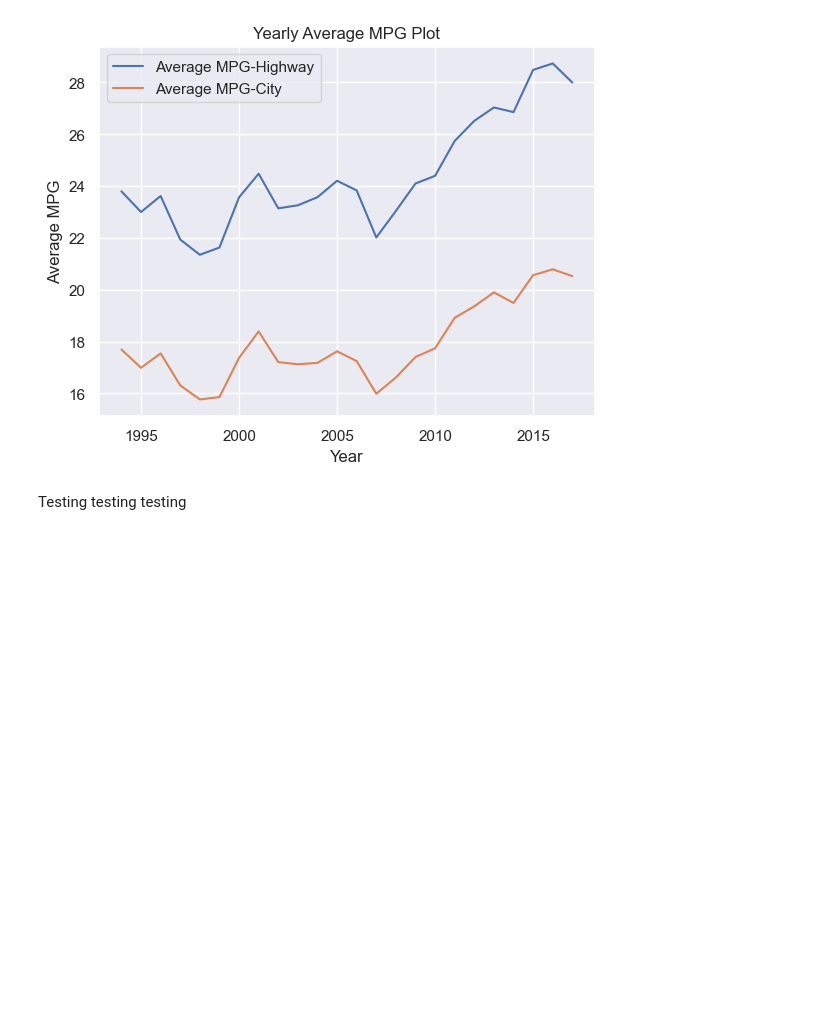
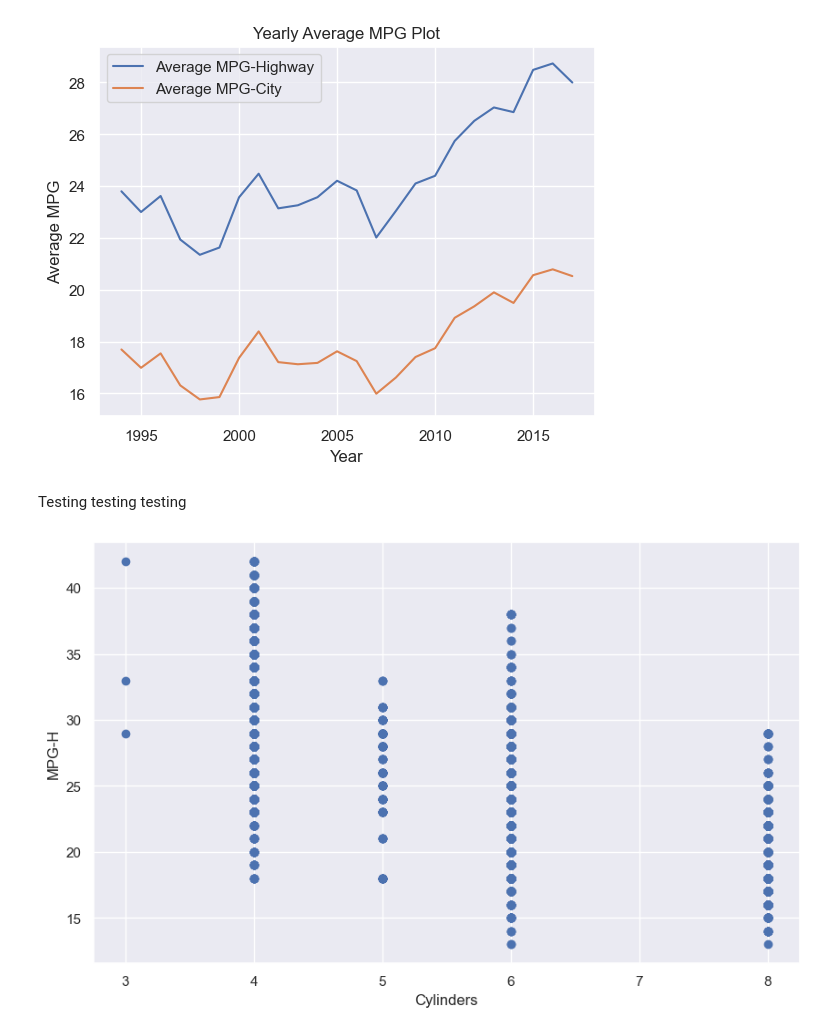
Before and after one commit to morr5926/Project-2, a Jupyter notebook: Exploratory data analysis in Python 1.ipynb, the cells around one changed output. Drawn from its saved outputs; the diff is of its cells as text; code cells hidden in the pictures; blank space fills up the shorter version.

Commit message:
Cylinder Comparisons

```diff
--- a/Exploratory data analysis in Python 1.ipynb
+++ b/Exploratory data analysis in Python 1.ipynb
@@ -6,7 +6,7 @@ import matplotlib.pyplot as plt   #visualize
 %matplotlib inline
 sns.set(color_codes=True)
 # %%
-df = pd.read_csv(r"C:\Users\petem16\Python\data.csv\data.csv")
+df = pd.read_csv(r"C:\Users\morrii1\Boston Scientific\Team 5 SEIS 631 - Project 2\Project 2\data 1.csv")
 # To display the top 5 rows
 df.head(5)
 # %% [output]
@@ -284,3 +284,11 @@ Name: MPG-C, dtype: float64
 [figure]
 # %% [markdown]
 Testing testing testing
+# %%
+fig, ax = plt.subplots(figsize=(10,6))
+ax.scatter(df_numeric['Cylinders'], df_numeric['MPG-H'])
+ax.set_xlabel('Cylinders')
+ax.set_ylabel('MPG-H')
+plt.show()
+# %% [output]
+[figure, added]
```
Also changed, not shown: parts of 2 cells of this notebook.
